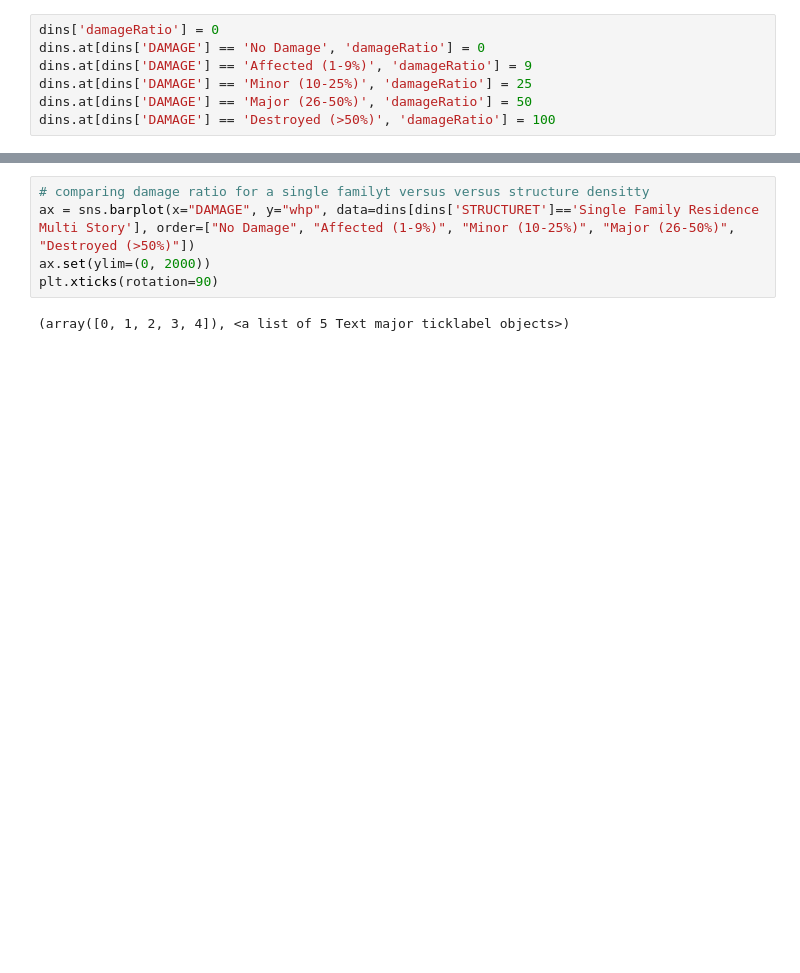
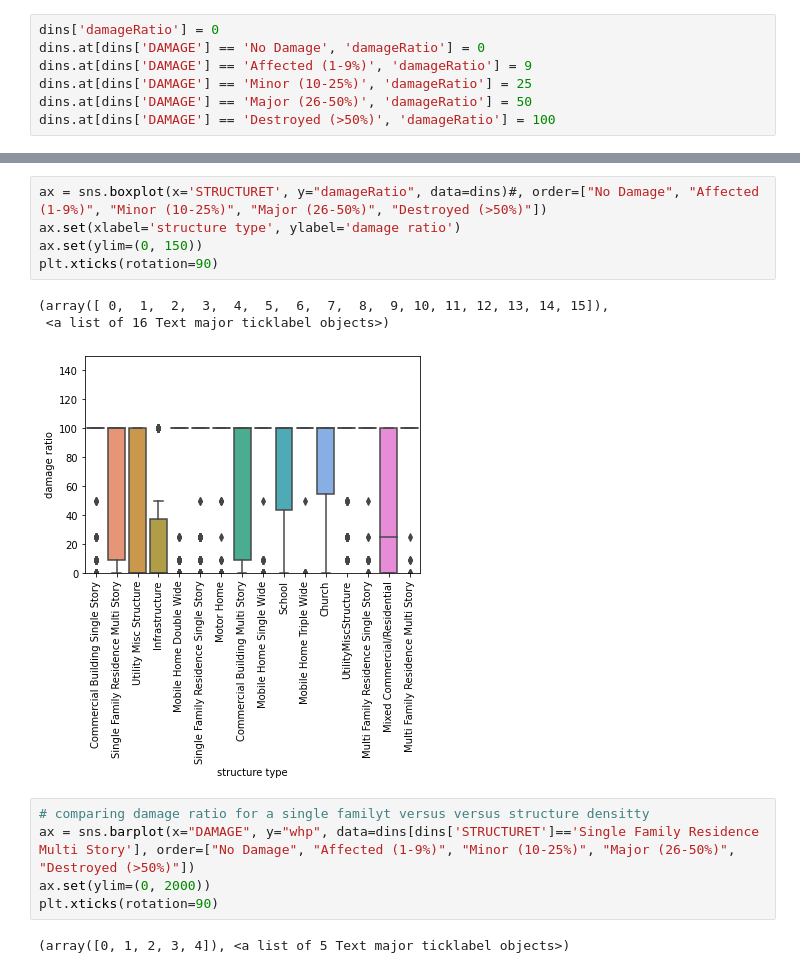
Before and after one commit to mkjeddi/WildfireForecaster, a Jupyter notebook: Section1.ipynb, the cells around one changed output, grey strips where cells are left out. Saved outputs shown, nothing was run; the diff lists cells and outputs as text; blank space fills up the shorter version.

```diff
--- a/Section1.ipynb
+++ b/Section1.ipynb
@@ -60,3 +61,12 @@ plt.xticks(rotation=90)
+# %%
+ax = sns.boxplot(x='STRUCTURET', y="damageRatio", data=dins)#, order=["No Damage", "Affected (1-9%)", "Minor (10-25%)", "Major (26-50%)", "Destroyed (>50%)"])
+ax.set(xlabel='structure type', ylabel='damage ratio')
+ax.set(ylim=(0, 150))
+plt.xticks(rotation=90)
+# %% [output]
+(array([ 0,  1,  2,  3,  4,  5,  6,  7,  8,  9, 10, 11, 12, 13, 14, 15]),
+ <a list of 16 Text major ticklabel objects>)
+[figure, added]
 # %%
 # comparing damage ratio for a single familyt versus versus structure densitty
 ax = sns.barplot(x="DAMAGE", y="whp", data=dins[dins['STRUCTURET']=='Single Family Residence Multi Story'], order=["No Damage", "Affected (1-9%)", "Minor (10-25%)", "Major (26-50%)", "Destroyed (>50%)"])
```
Also changed, not shown: parts of 6 cells of this notebook.
